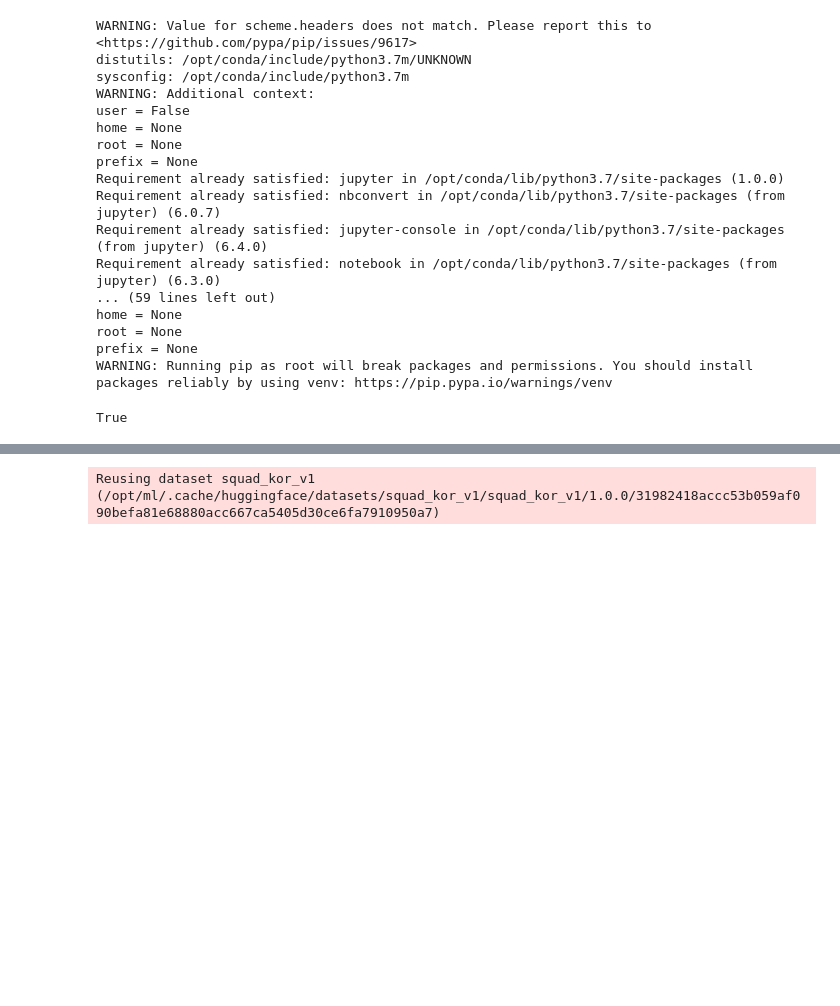
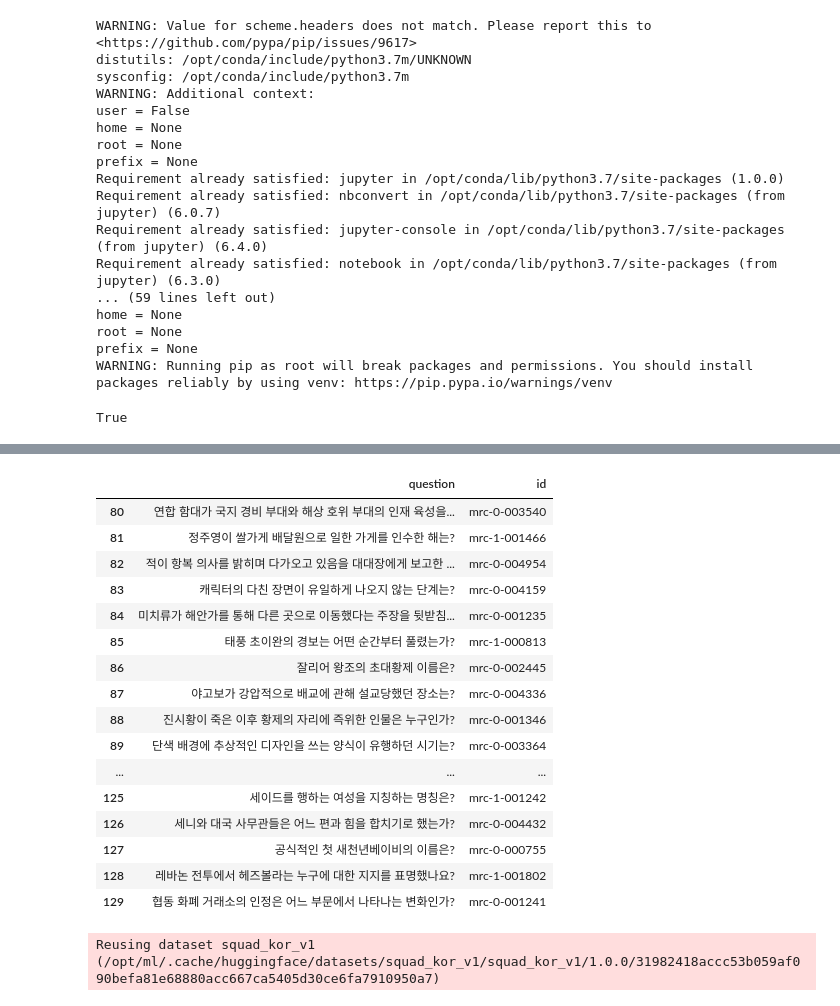
Before and after one commit to bcaitech1/p3-mrc-mr5, a Jupyter notebook: junseok/EDA.ipynb, the cells around one changed output, grey strips where cells are left out. Cells and saved outputs as stored; diff of their text form; code cells hidden in the pictures; blank space fills up the shorter version.

```diff
--- a/junseok/EDA.ipynb
+++ b/junseok/EDA.ipynb
@@ -32,7 +32,7 @@ torch.cuda.is_available()
 # %% [output]
 True
 # %%
-data = datasets.load_from_disk('./MRC_Baseline_Code/data/train_dataset')
-data2 = datasets.load_dataset('squad_kor_v1')
-data3 = datasets.load_from_disk('./MRC_Baseline_Code/data/test_dataset')
+# data = datasets.load_from_disk('./MRC_Baseline_Code/data/train_dataset')
+# data2 = datasets.load_dataset('squad_kor_v1')
+# data3 = datasets.load_from_disk('./MRC_Baseline_Code/data/test_dataset')
 # print(data['validation'][5])
@@ -84,3 +92,23 @@ train3.head(30)ead(30)
+# %%
+train3[80:130]
+# %% [output]
+|  | question | id |
+| 80 | 연합 함대가 국지 경비 부대와 해상 호위 부대의 인재 육성을... | mrc-0-003540 |
+| 81 | 정주영이 쌀가게 배달원으로 일한 가게를 인수한 해는? | mrc-1-001466 |
+| 82 | 적이 항복 의사를 밝히며 다가오고 있음을 대대장에게 보고한 ... | mrc-0-004954 |
+| 83 | 캐릭터의 다친 장면이 유일하게 나오지 않는 단계는? | mrc-0-004159 |
+| 84 | 미치류가 해안가를 통해 다른 곳으로 이동했다는 주장을 뒷받침... | mrc-0-001235 |
+| 85 | 태풍 초이완의 경보는 어떤 순간부터 풀렸는가? | mrc-1-000813 |
+| 86 | 잘리어 왕조의 초대황제 이름은? | mrc-0-002445 |
+| 87 | 야고보가 강압적으로 배교에 관해 설교당했던 장소는? | mrc-0-004336 |
+| 88 | 진시황이 죽은 이후 황제의 자리에 즉위한 인물은 누구인가? | mrc-0-001346 |
+| 89 | 단색 배경에 추상적인 디자인을 쓰는 양식이 유행하던 시기는? | mrc-0-003364 |
+| ... | ... | ... |
+| 125 | 세이드를 행하는 여성을 지칭하는 명칭은? | mrc-1-001242 |
+| 126 | 세니와 대국 사무관들은 어느 편과 힘을 합치기로 했는가? | mrc-0-004432 |
+| 127 | 공식적인 첫 새천년베이비의 이름은? | mrc-0-000755 |
+| 128 | 레바논 전투에서 헤즈볼라는 누구에 대한 지지를 표명했나요? | mrc-1-001802 |
+| 129 | 협동 화폐 거래소의 인정은 어느 부문에서 나타나는 변화인가? | mrc-0-001241 |
 # %%
 from datasets import load_from_disk, load_dataset, Dataset
 import pandas as pd
```
Also changed, not shown: parts of 22 cells of this notebook, 26 other files.
